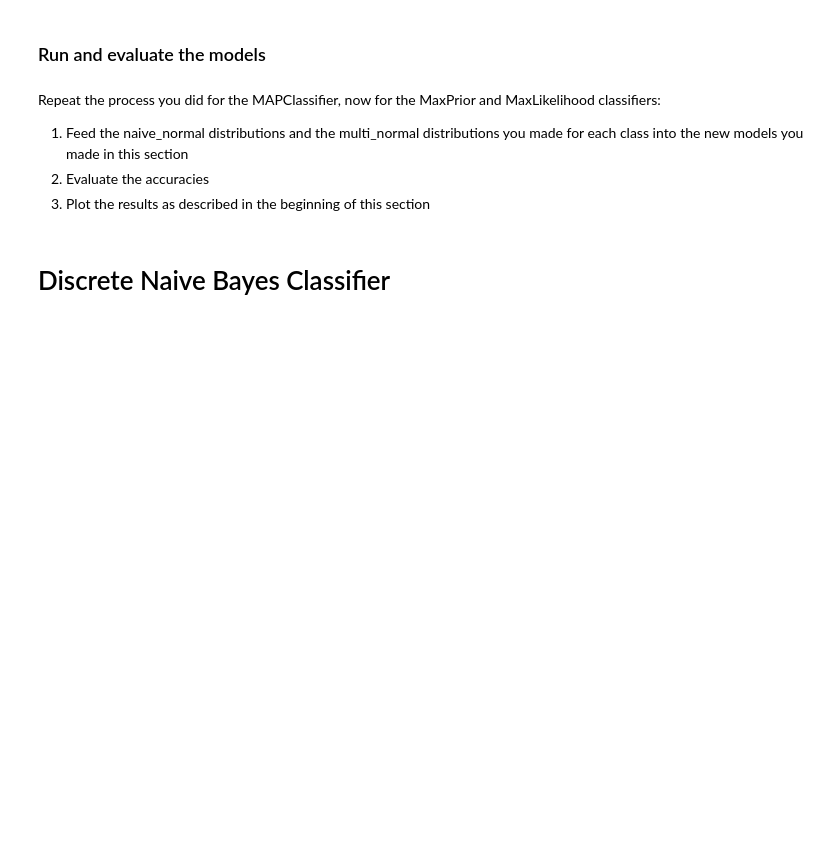
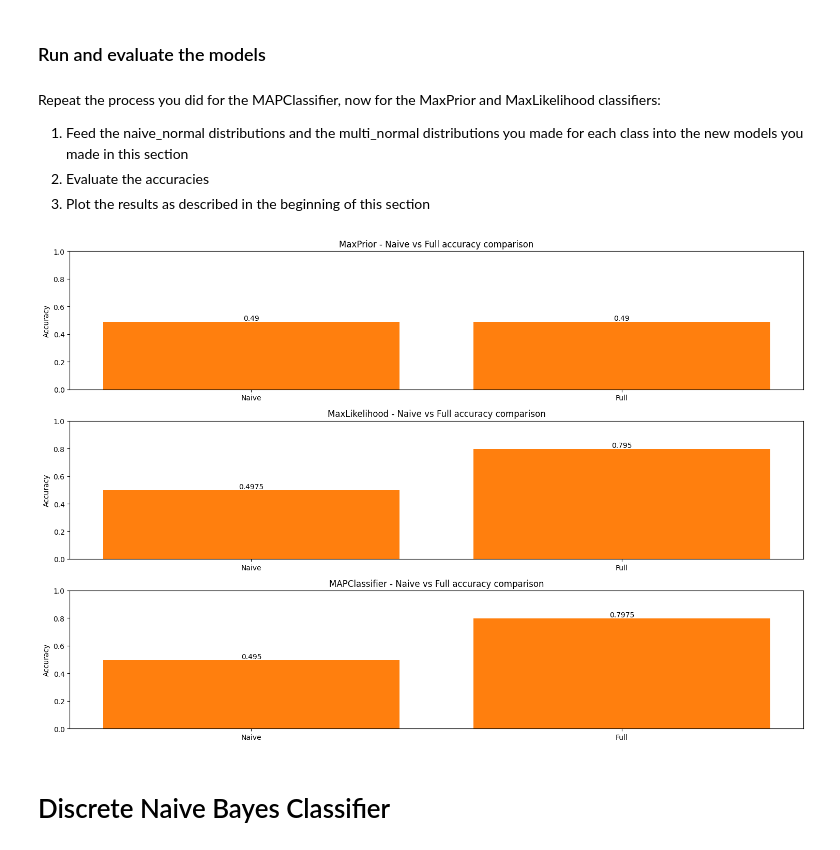
Before and after one commit to RoyYotam/ML-Homeworks3, a Jupyter notebook: hw3.ipynb, the cells around one changed output. Drawn from its saved outputs; the diff is of its cells as text; code cells hidden in the pictures; blank space fills up the shorter version.

```diff
--- a/hw3.ipynb
+++ b/hw3.ipynb
@@ -257,24 +262,26 @@ Repeat the process you did for the MAPClassifier, now for the MaxPrior and MaxLi
 # %%
 cs = [MaxPrior, MaxLikelihood, MAPClassifier]
 fig, ax = plt.subplots(len(cs), figsize=(15,10))
 for i, c in enumerate(cs):
     naive_normal_classifier = c(naive_normal_CD_0, naive_normal_CD_1)
     multi_normal_classifier = c(multi_normal_CD_0, multi_normal_CD_1)
 
     naive_accuracy = compute_accuracy(test_set, naive_normal_classifier)
     full_accuracy = compute_accuracy(test_set, multi_normal_classifier)
 
     # Bar plot of accuracy of each model side by side.
-#     ax[i].bar(x=['Naive', 'Full'], height=[naive_accuracy, full_accuracy], )
+    ax[i].bar(x=['Naive', 'Full'], height=[naive_accuracy, full_accuracy], )
     ax[i].set_title("{} - Naive vs Full accuracy comparison".format(c.__name__))
     bars = ax[i].bar(['Naive', 'Full'], [naive_accuracy, full_accuracy])
     ax[i].bar_label(bars)
     ax[i].set_ylim(0,1)
 
-    # ax[i].ylabel("Accuracy")
+    ax[i].set_ylabel("Accuracy")
 
 fig.tight_layout()
 plt.show()
+# %% [output]
+[figure, added]
 # %% [markdown]
 # Discrete Naive Bayes Classifier
 # %% [markdown]
```
Also changed, not shown: parts of 4 cells of this notebook, 1 other file.
